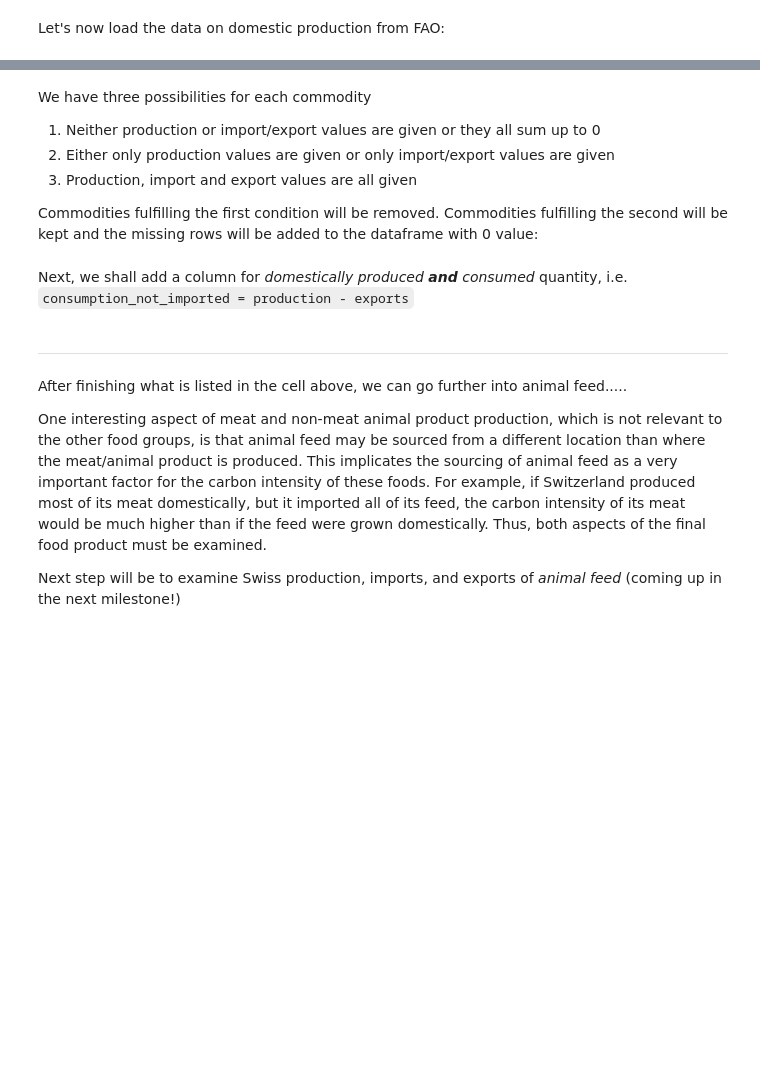
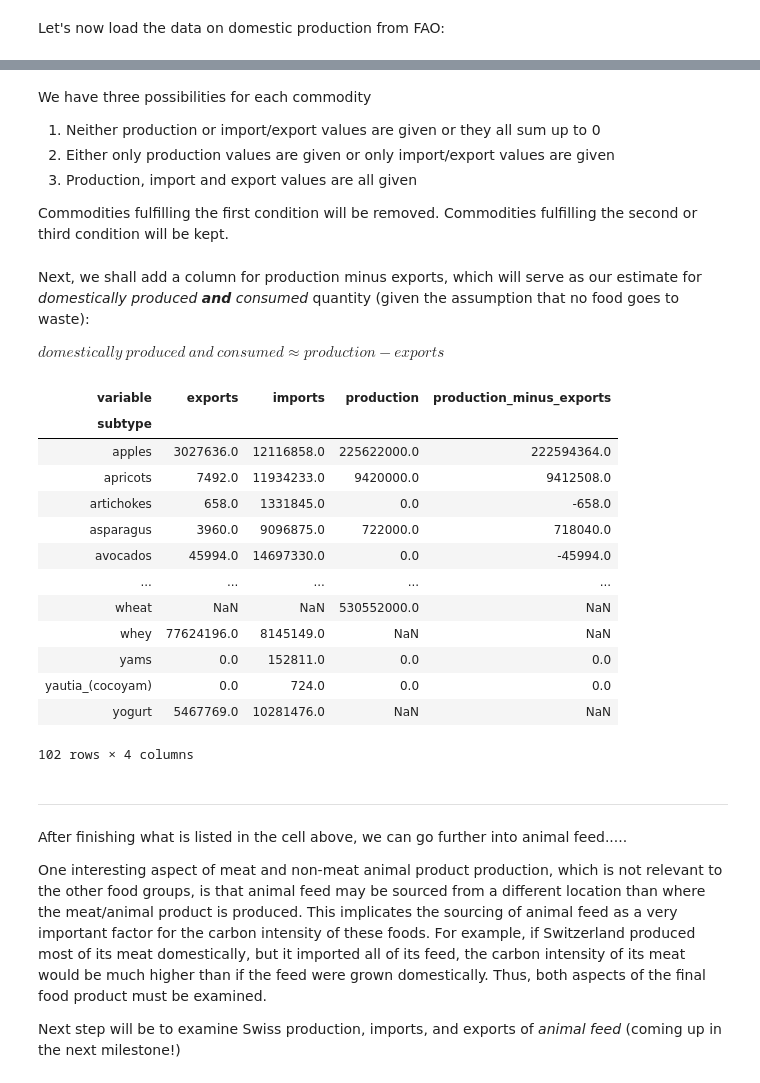
Before and after one commit to valentinoli/ada-2019-project-adagio, a Jupyter notebook: src/project.ipynb, the cells around one changed output, grey strips where cells are left out. Cells and saved outputs as stored; diff of their text form; code cells hidden in the pictures; blank space fills up the shorter version.

```diff
--- a/src/project.ipynb
+++ b/src/project.ipynb
@@ -75,0 +121,3 @@ mega
+# %%
+production = load_fao()
+production.head()
@@ -75,0 +134,3 @@ mega
+# %%
+suisse = impex_total.droplevel("type").join(production, how="outer")
+suisse
@@ -79,4 +155,4 @@ We have three possibilities for each commodity
 2. Either only production values are given or only import/export values are given
 3. Production, import and export values are all given
 
-Commodities fulfilling the first condition will be removed. Commodities fulfilling the second will be kept and the missing rows will be added to the dataframe with 0 value:
+Commodities fulfilling the first condition will be removed. Commodities fulfilling the second or third condition will be kept.
@@ -95,2 +159,8 @@ mega
+# %%
+# Remove subtypes for which all given quantities sum up to 0
+subtypes_no_info = suisse.index[suisse.sum(axis=1) == 0]
+suisse.drop(subtypes_no_info, inplace=True)
 # %% [markdown]
-Next, we shall add a column for *domestically produced **and** consumed* quantity, i.e. `consumption_not_imported = production - exports`
+Next, we shall add a column for production minus exports, which will serve as our estimate for *domestically produced **and** consumed* quantity (given the assumption that no food goes to waste):
+
+$domestically\ produced\ and\ consumed \approx production - exports$
@@ -105,3 +167,21 @@ mega
+# %%
+suisse["production_minus_exports"] = suisse.production - suisse.exports
+suisse
+# %% [output]
+| variable | exports | imports | production | production_minus_exports |
+| subtype |  |  |  |  |
+| apples | 3027636.0 | 12116858.0 | 225622000.0 | 222594364.0 |
+| apricots | 7492.0 | 11934233.0 | 9420000.0 | 9412508.0 |
+| artichokes | 658.0 | 1331845.0 | 0.0 | -658.0 |
+| asparagus | 3960.0 | 9096875.0 | 722000.0 | 718040.0 |
+| avocados | 45994.0 | 14697330.0 | 0.0 | -45994.0 |
+| ... | ... | ... | ... | ... |
+| wheat | NaN | NaN | 530552000.0 | NaN |
+| whey | 77624196.0 | 8145149.0 | NaN | NaN |
+| yams | 0.0 | 152811.0 | 0.0 | 0.0 |
+| yautia_(cocoyam) | 0.0 | 724.0 | 0.0 | 0.0 |
+| yogurt | 5467769.0 | 10281476.0 | NaN | NaN |
+102 rows × 4 columns
 # %% [markdown]
 ***
 
```
Also changed, not shown: parts of 16 cells of this notebook, 2 other files.
